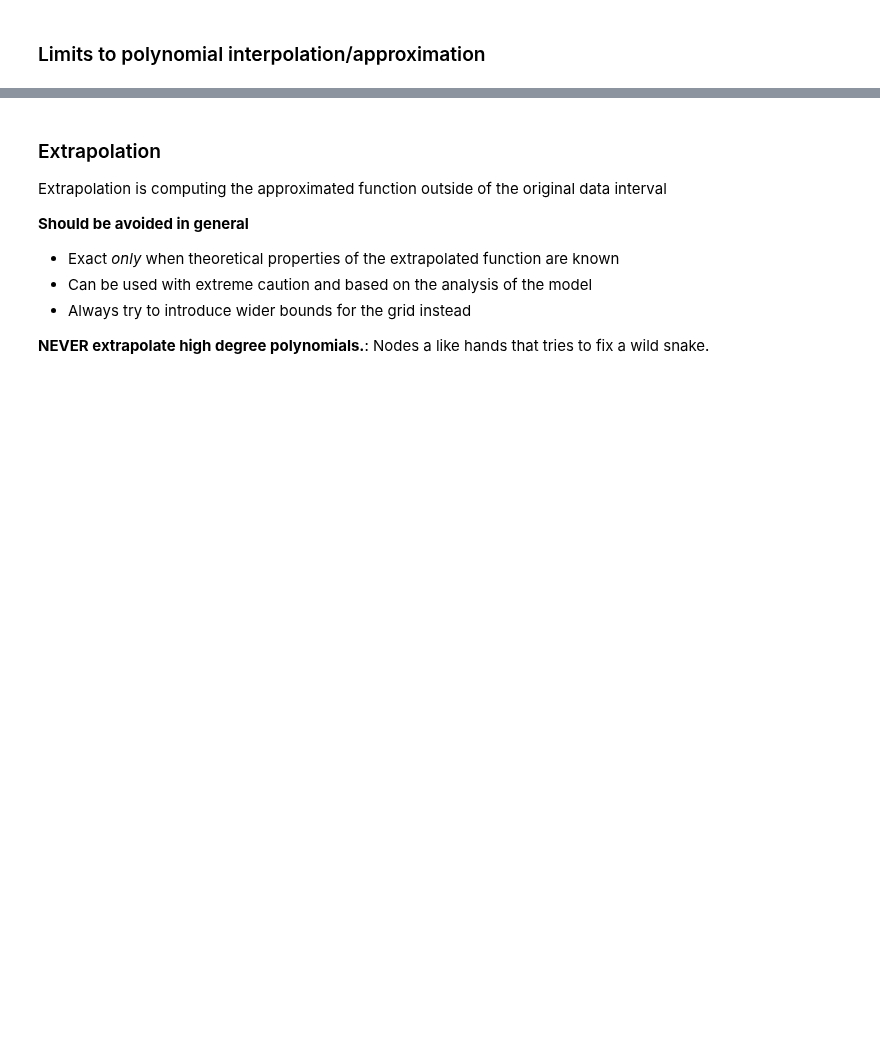
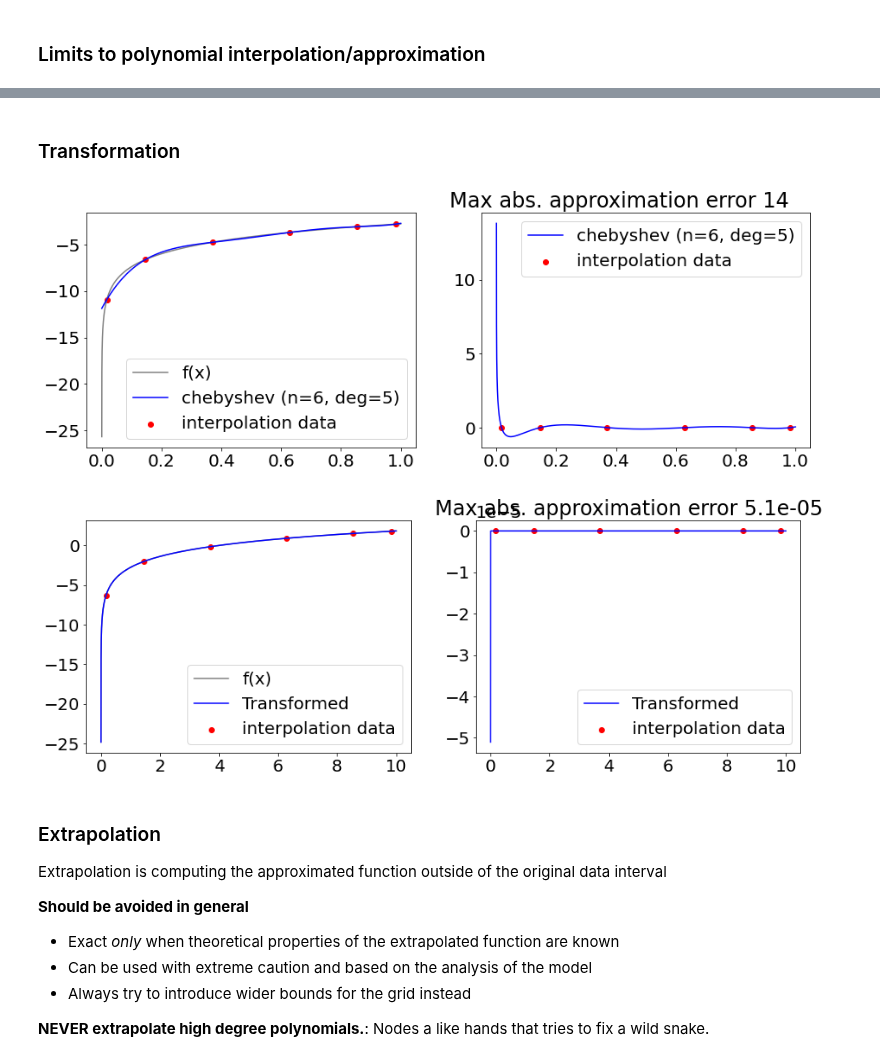
Before and after one commit to bschjerning/dp_ucph, a Jupyter notebook: 1_theory_tools/05_interpolation.ipynb, the cells around one changed output, grey strips where cells are left out. Saved outputs shown, nothing was run; the diff lists cells and outputs as text; code cells hidden in the pictures; blank space fills up the shorter version.

```diff
--- a/1_theory_tools/05_interpolation.ipynb
+++ b/1_theory_tools/05_interpolation.ipynb
@@ -372,3 +379,19 @@ s2.plot1d(f2); plt.show() # basis: (ordinary) Algrbraic polynomials
+# %% [markdown]
+### Transformation
+# %%
+deg=5; n=deg+1;    # Try increasing degree and number of nodes
+f1 = lambda x: np.log(x)  # function to approximate (only for x>0)
+β=0.5; V= lambda x: np.log(x)/(1-β) + np.log(1-β)/(1-β) + β *np.log(β)/((1-β)**2)
+f1 = V # Value function for cake eating problem
+btype='chebyshev'; gridtype='c'; # btype='algpol'; gridtype='u';
+s=sieve(n, deg, a=0.00001, b=1, btype=btype, gridtype=gridtype);
+s_tr=sieve(n, deg, a=0.00001, b=10, btype=btype, gridtype=gridtype, \
+           transform=lambda x: np.exp(x), inv_transform=lambda x: np.log(np.maximum(x, 1e-20)));
+s.plot1d(f1); plt.show() # basis: Chebyshev polynomials
+s_tr.plot1d(f1, label='Transformed'); plt.show() # basis: (ordinary) Algrbraic polynomials
+# %% [output]
+[figure, added]
+[figure, added]
 # %% [markdown]
 ### Extrapolation
 
```
Also changed, not shown: parts of 39 cells of this notebook, 1 other file.
